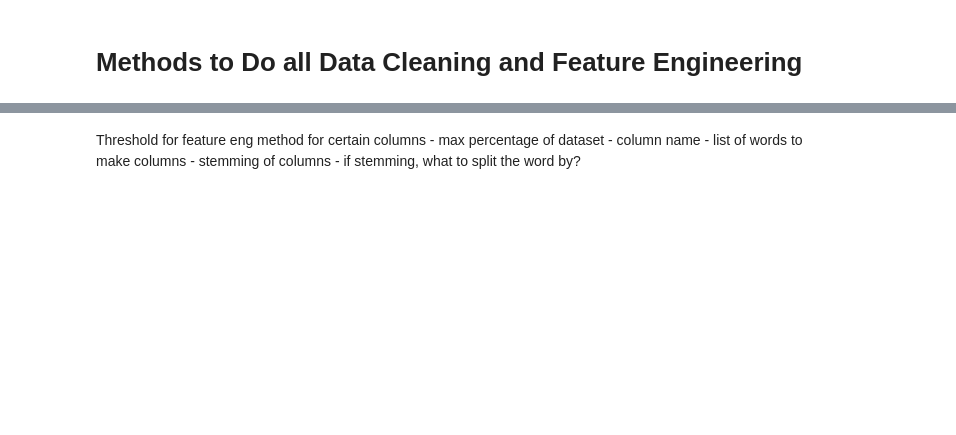
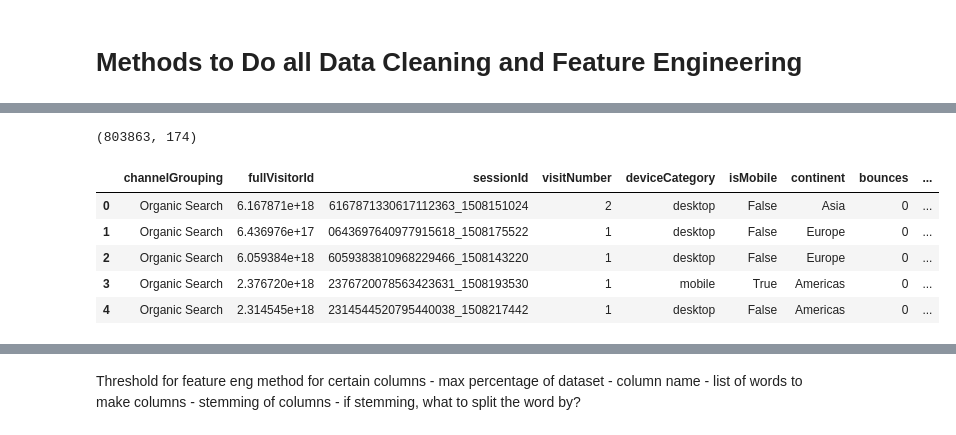
Before and after one commit to j2colaco/customer_revenue_prediction, a Jupyter notebook: data_cleaning_exploration.ipynb, the cells around one changed output, grey strips where cells are left out. Saved outputs shown, nothing was run; the diff lists cells and outputs as text; code cells hidden in the pictures; blank space fills up the shorter version.

Commit message:
clean train data for modeling

```diff
--- a/data_cleaning_exploration.ipynb
+++ b/data_cleaning_exploration.ipynb
@@ -2076,14 +963,22 @@ def stem_sentences(sentence):
     filtered_sentence = [w for w in tokens if not w in stop_words]
     stemmed_tokens = [porter_stemmer.stem(token) for token in tokens if len(token) > 1]
     return ' '.join(stemmed_tokens)
-# %%
-def feature_eng(data, is_stemming, split_char, lst_cols):
-    # making features out of the date column
-    data['dayNameDate'] = data['date'].dt.day_name()
-    data['monthDate'] = data['date'].dt.month
-    data['yearDate'] = data['date'].dt.year
-    data['dayDate'] = data['date'].dt.day
-
-    # make columns
-#     network_domain_lst = ['(not_set)', '.us', '.net', '.com', '.edu', '.ca', '.org', '.mx' ]
-    return data
+# %%
+def stem_sentences_v2(sentence):
+    stop_words = set(stopwords.words('english'))
+    porter_stemmer = PorterStemmer()
+    sentence = re.sub('[^a-zA-Z]+', ' ', sentence)
+    tokens = sentence.split('/')
+    filtered_sentence = [w for w in tokens if not w in stop_words]
+    stemmed_tokens = [porter_stemmer.stem(token.strip()) for token in tokens if len(token) > 1]
+    return ''.join(stemmed_tokens)
+# %%
+def make_columns(data, data_col_name, col_list, col_mark):
+
+    for i in col_list:
+        col_name = col_mark + str(i)
+        data[col_name] = data[data_col_name].str.contains(i, case=1, na=0)
+        data[col_name] = data[col_name].astype(int)
+
+    data = data.drop(columns=[data_col_name])
+    return data
@@ -2089,0 +1054,3 @@ def feature_eng(data, is_stemming, split_char, lst_cols):
+# %%
+%%time
+test_data_v2 = feature_eng(test_data_v1)
@@ -2089,0 +1060,13 @@ def feature_eng(data, is_stemming, split_char, lst_cols):
+# %%
+test_data_v2.shape
+# %% [output]
+(803863, 174)
+# %%
+test_data_v2.head()
+# %% [output]
+|  | channelGrouping | fullVisitorId | sessionId | visitNumber | deviceCategory | isMobile | continent | bounces | ... |
+| 0 | Organic Search | 6.167871e+18 | 6167871330617112363_1508151024 | 2 | desktop | False | Asia | 0 | ... |
+| 1 | Organic Search | 6.436976e+17 | 0643697640977915618_1508175522 | 1 | desktop | False | Europe | 0 | ... |
+| 2 | Organic Search | 6.059384e+18 | 6059383810968229466_1508143220 | 1 | desktop | False | Europe | 0 | ... |
+| 3 | Organic Search | 2.376720e+18 | 2376720078563423631_1508193530 | 1 | mobile | True | Americas | 0 | ... |
+| 4 | Organic Search | 2.314545e+18 | 2314544520795440038_1508217442 | 1 | desktop | False | Americas | 0 | ... |
```
Also changed, not shown: parts of 196 cells of this notebook, 2 other files.
